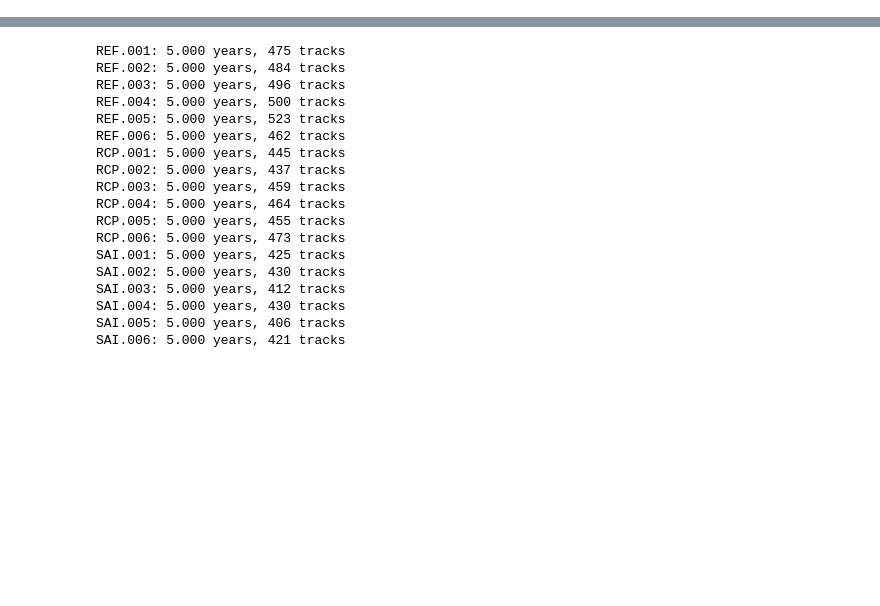
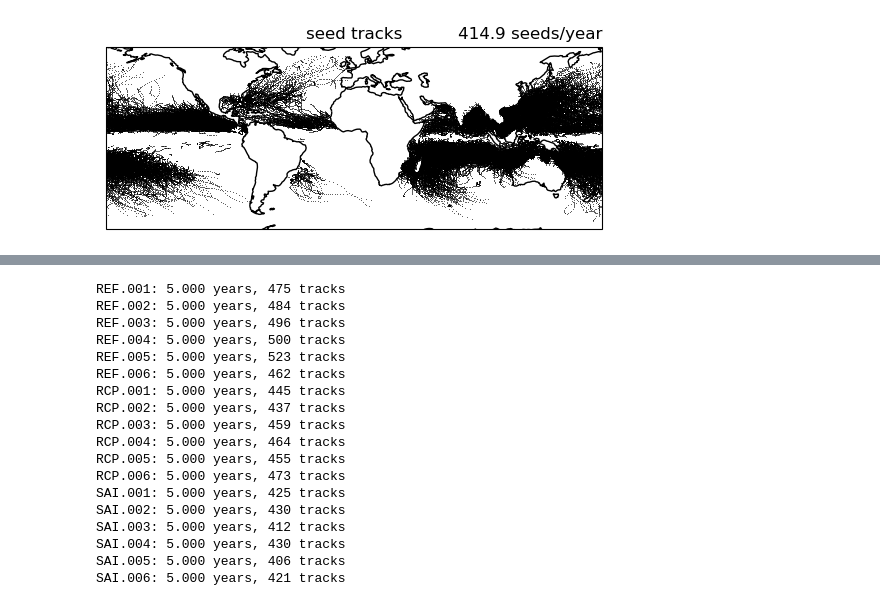
Before and after one commit to JdeJong96/TCs-under-SAI, a Jupyter notebook: analysis/notebooks/link_seeds_TCs.ipynb, the cells around one changed output, grey strips where cells are left out. Saved outputs shown, nothing was run; the diff lists cells and outputs as text; code cells hidden in the pictures; blank space fills up the shorter version.

Commit message:
created new seeds dataset allowing for TC-seed matching

```diff
--- a/analysis/notebooks/link_seeds_TCs.ipynb
+++ b/analysis/notebooks/link_seeds_TCs.ipynb
@@ -13,0 +17,2 @@ import tracks
+# %%
+ds_tc = tracks.load_tracks('../../tracker/jobs/Tracking_TC_RV/', ext='')
@@ -13,0 +38,2 @@ import tracks
+# %%
+ds_sd = tracks.load_tracks('../../tracker/jobs/Tracking_TC_RV.seeds2/', ext='.seeds2')
@@ -13,0 +59,9 @@ import tracks
+# %%
+exp = 'Reference'
+ax = plt.axes(projection=ccrs.PlateCarree())
+ds_sd[exp].plot.scatter(ax=ax, x='lon', y='lat', c='k', edgecolors='k', linewidths=0.001, s=0.25, transform=ccrs.PlateCarree())
+ax.coastlines()
+ax.set_title('seed tracks')
+_=ax.set_title(f'{ds_sd[exp].id.size/ds_sd[exp].num_days*365:.1f} seeds/year', loc='right')
+# %% [output]
+[figure, added]
```
Also changed, not shown: parts of 16 cells of this notebook, 21 other files.
